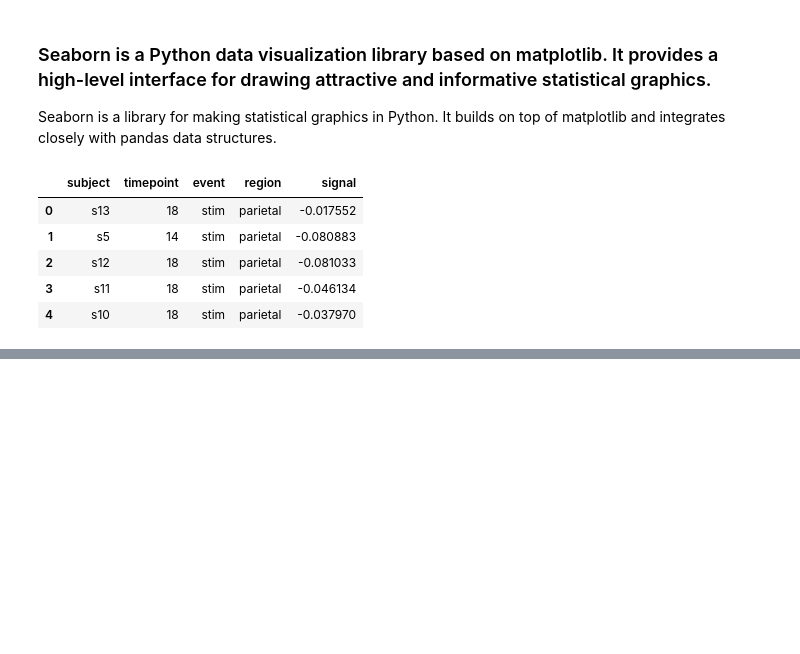
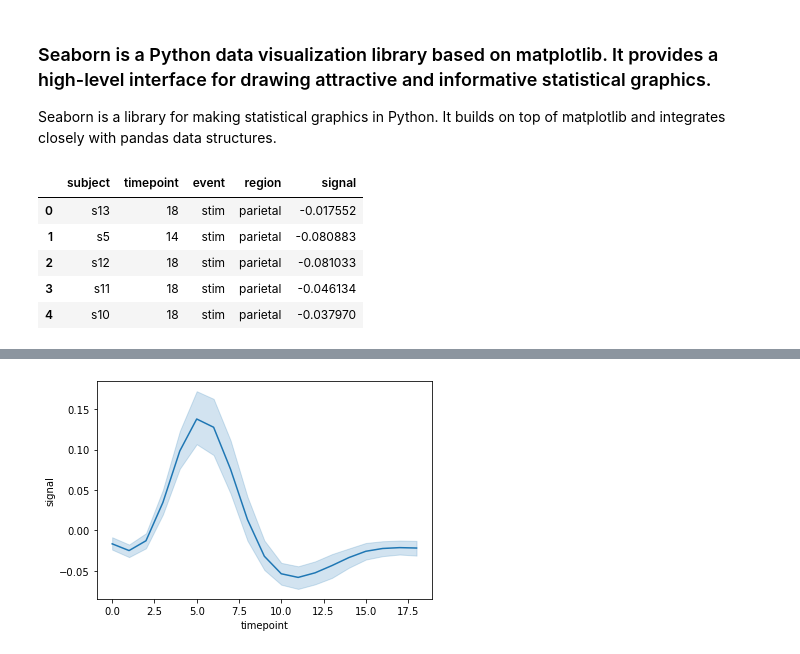
Before and after one commit to imamahasane/SeaBorn_Practices, a Jupyter notebook: SeabornPractices.ipynb, the cells around one changed output, grey strips where cells are left out. Saved outputs shown, nothing was run; the diff lists cells and outputs as text; code cells hidden in the pictures; blank space fills up the shorter version.

```diff
--- a/SeabornPractices.ipynb
+++ b/SeabornPractices.ipynb
@@ -18,0 +23,5 @@ fmri.head()
+# %%
+sns.lineplot(x = 'timepoint', y = 'signal', data = fmri)
+plt.show()
+# %% [output]
+[figure, added]
```
Also changed, not shown: parts of 2 cells of this notebook.
